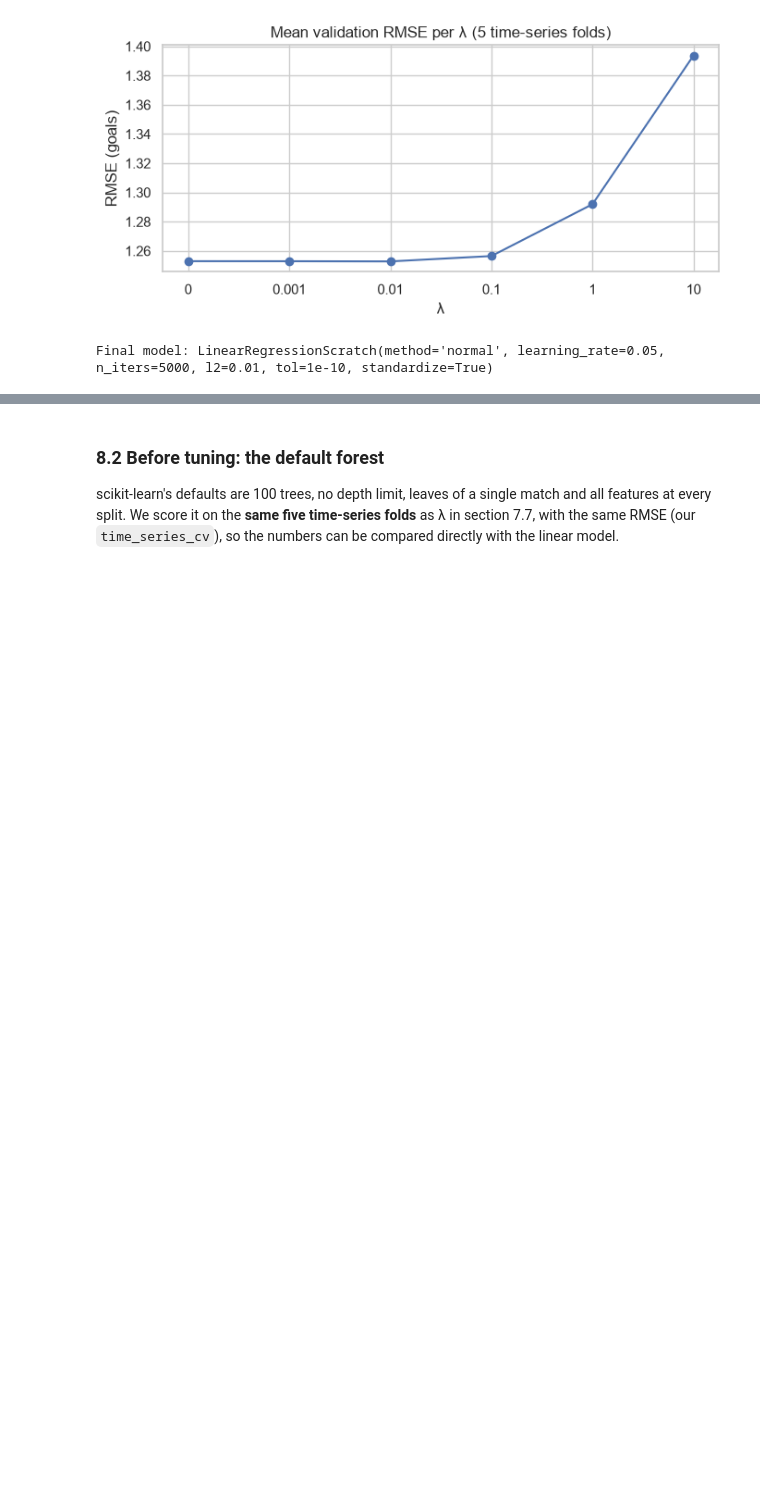
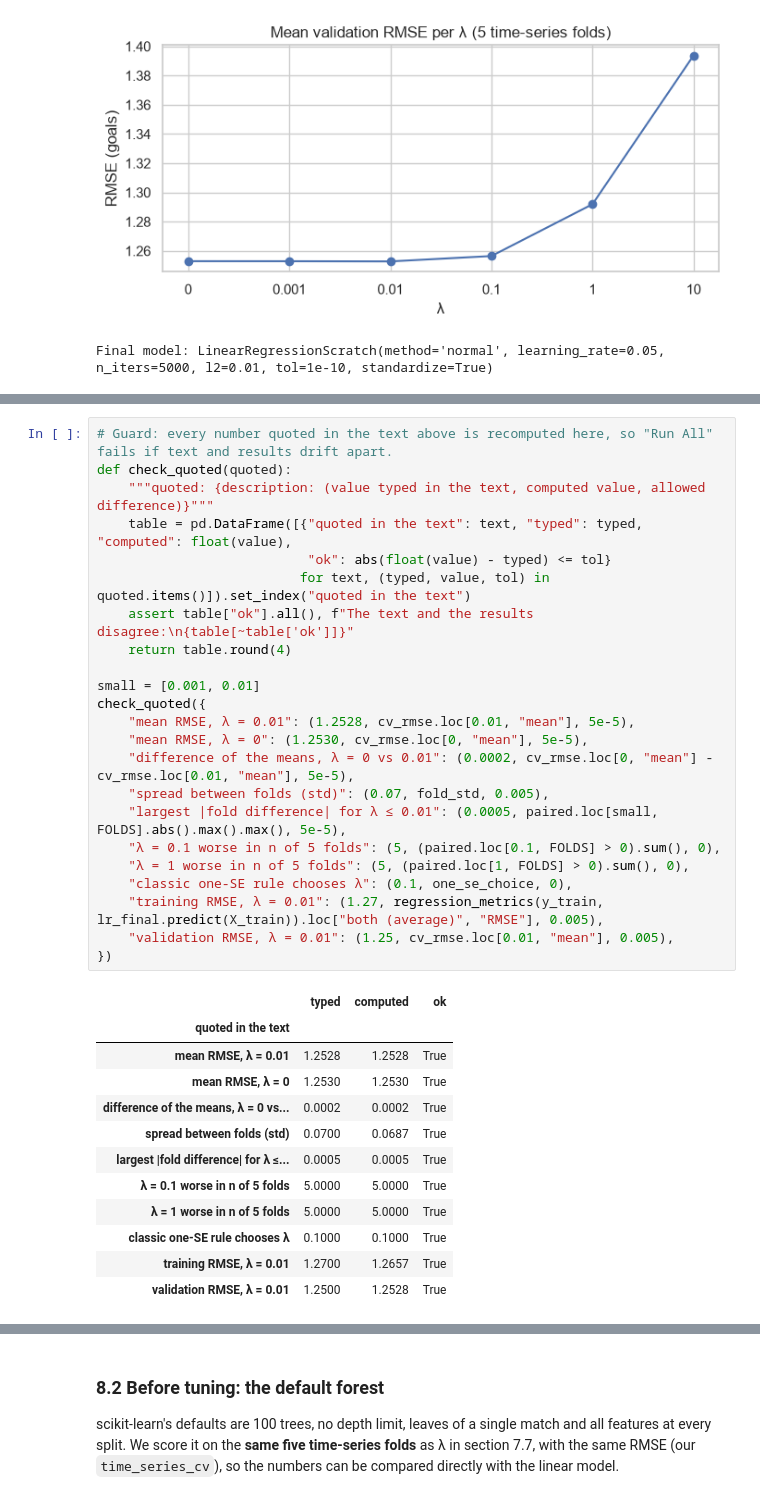
Before and after one commit to larrymijo/Project_machine_learning, a Jupyter notebook: submission/project_executed.ipynb, the cells around one changed output, grey strips where cells are left out. Drawn from its saved outputs; the diff is of its cells as text; blank space fills up the shorter version.

```diff
--- a/submission/project_executed.ipynb
+++ b/submission/project_executed.ipynb
@@ -927,0 +1220,36 @@ For the second algorithm a library may be used, so we use scikit-learn's `Random
+# %%
+# Guard: every number quoted in the text above is recomputed here, so "Run All" fails if text and results drift apart.
+def check_quoted(quoted):
+    """quoted: {description: (value typed in the text, computed value, allowed difference)}"""
+    table = pd.DataFrame([{"quoted in the text": text, "typed": typed, "computed": float(value),
+                           "ok": abs(float(value) - typed) <= tol}
+                          for text, (typed, value, tol) in quoted.items()]).set_index("quoted in the text")
+    assert table["ok"].all(), f"The text and the results disagree:\n{table[~table['ok']]}"
+    return table.round(4)
+
+small = [0.001, 0.01]
+check_quoted({
+    "mean RMSE, λ = 0.01": (1.2528, cv_rmse.loc[0.01, "mean"], 5e-5),
+    "mean RMSE, λ = 0": (1.2530, cv_rmse.loc[0, "mean"], 5e-5),
+    "difference of the means, λ = 0 vs 0.01": (0.0002, cv_rmse.loc[0, "mean"] - cv_rmse.loc[0.01, "mean"], 5e-5),
+    "spread between folds (std)": (0.07, fold_std, 0.005),
+    "largest |fold difference| for λ ≤ 0.01": (0.0005, paired.loc[small, FOLDS].abs().max().max(), 5e-5),
+    "λ = 0.1 worse in n of 5 folds": (5, (paired.loc[0.1, FOLDS] > 0).sum(), 0),
+    "λ = 1 worse in n of 5 folds": (5, (paired.loc[1, FOLDS] > 0).sum(), 0),
+    "classic one-SE rule chooses λ": (0.1, one_se_choice, 0),
+    "training RMSE, λ = 0.01": (1.27, regression_metrics(y_train, lr_final.predict(X_train)).loc["both (average)", "RMSE"], 0.005),
+    "validation RMSE, λ = 0.01": (1.25, cv_rmse.loc[0.01, "mean"], 0.005),
+})
+# %% [output]
+|  | typed | computed | ok |
+| quoted in the text |  |  |  |
+| mean RMSE, λ = 0.01 | 1.2528 | 1.2528 | True |
+| mean RMSE, λ = 0 | 1.2530 | 1.2530 | True |
+| difference of the means, λ = 0 vs... | 0.0002 | 0.0002 | True |
+| spread between folds (std) | 0.0700 | 0.0687 | True |
+| largest |fold difference| for λ ≤... | 0.0005 | 0.0005 | True |
+| λ = 0.1 worse in n of 5 folds | 5.0000 | 5.0000 | True |
+| λ = 1 worse in n of 5 folds | 5.0000 | 5.0000 | True |
+| classic one-SE rule chooses λ | 0.1000 | 0.1000 | True |
+| training RMSE, λ = 0.01 | 1.2700 | 1.2657 | True |
+| validation RMSE, λ = 0.01 | 1.2500 | 1.2528 | True |
```
Also changed, not shown: parts of 62 cells of this notebook, 3 other files.
